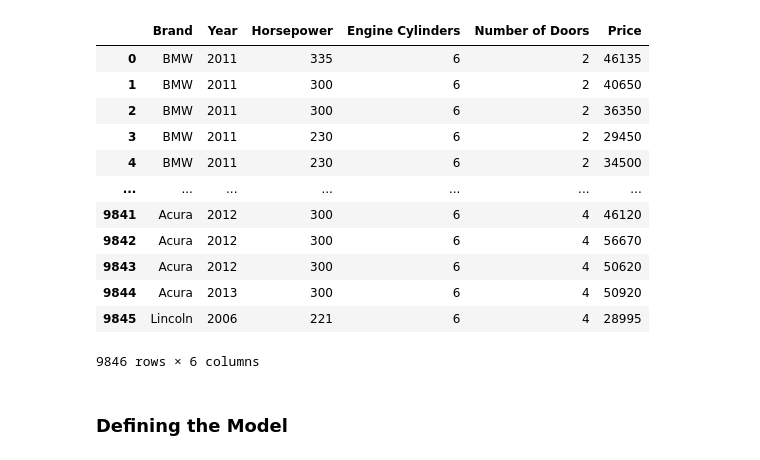
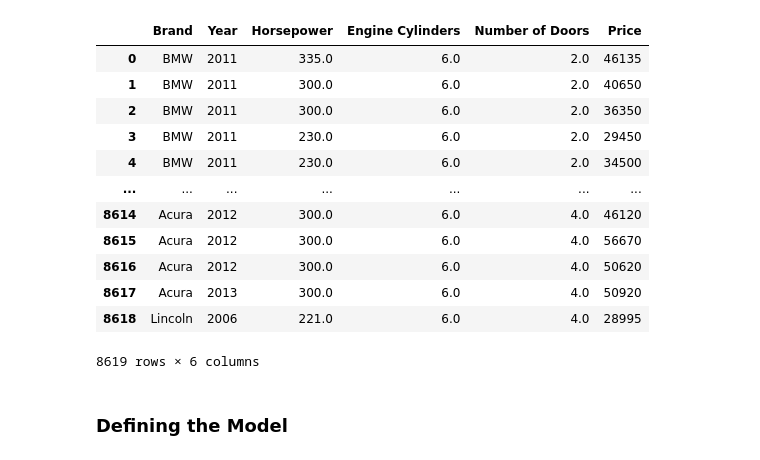
Before and after one commit to yeotzunkai/CS1015MiniProject-DataScience_Python, a Jupyter notebook: DSAI Project/Model/Gradient Boosting Regressor.ipynb, the cells around one changed output. Drawn from its saved outputs; the diff is of its cells as text; code cells hidden in the pictures.

```diff
--- a/DSAI Project/Model/Gradient Boosting Regressor.ipynb
+++ b/DSAI Project/Model/Gradient Boosting Regressor.ipynb
@@ -8,22 +8,22 @@ import numpy as np
 import pandas as pd
 import seaborn as sb
 # %%
-data = pd.read_csv('model_dat.csv')
+data = pd.read_csv('../Dataset/model_dat.csv')
 data
 # %% [output]
 |  | Brand | Year | Horsepower | Engine Cylinders | Number of Doors | Price |
-| 0 | BMW | 2011 | 335 | 6 | 2 | 46135 |
-| 1 | BMW | 2011 | 300 | 6 | 2 | 40650 |
-| 2 | BMW | 2011 | 300 | 6 | 2 | 36350 |
-| 3 | BMW | 2011 | 230 | 6 | 2 | 29450 |
-| 4 | BMW | 2011 | 230 | 6 | 2 | 34500 |
+| 0 | BMW | 2011 | 335.0 | 6.0 | 2.0 | 46135 |
+| 1 | BMW | 2011 | 300.0 | 6.0 | 2.0 | 40650 |
+| 2 | BMW | 2011 | 300.0 | 6.0 | 2.0 | 36350 |
+| 3 | BMW | 2011 | 230.0 | 6.0 | 2.0 | 29450 |
+| 4 | BMW | 2011 | 230.0 | 6.0 | 2.0 | 34500 |
 | ... | ... | ... | ... | ... | ... | ... |
-| 9841 | Acura | 2012 | 300 | 6 | 4 | 46120 |
-| 9842 | Acura | 2012 | 300 | 6 | 4 | 56670 |
-| 9843 | Acura | 2012 | 300 | 6 | 4 | 50620 |
-| 9844 | Acura | 2013 | 300 | 6 | 4 | 50920 |
-| 9845 | Lincoln | 2006 | 221 | 6 | 4 | 28995 |
+| 8614 | Acura | 2012 | 300.0 | 6.0 | 4.0 | 46120 |
+| 8615 | Acura | 2012 | 300.0 | 6.0 | 4.0 | 56670 |
+| 8616 | Acura | 2012 | 300.0 | 6.0 | 4.0 | 50620 |
+| 8617 | Acura | 2013 | 300.0 | 6.0 | 4.0 | 50920 |
+| 8618 | Lincoln | 2006 | 221.0 | 6.0 | 4.0 | 28995 |
-9846 rows × 6 columns
+8619 rows × 6 columns
 # %%
 TargetVariable='Price'
 Predictors=['Year', 'Horsepower', 'Engine Cylinders', 'Number of Doors',
```
Also changed, not shown: parts of 3 cells of this notebook.
